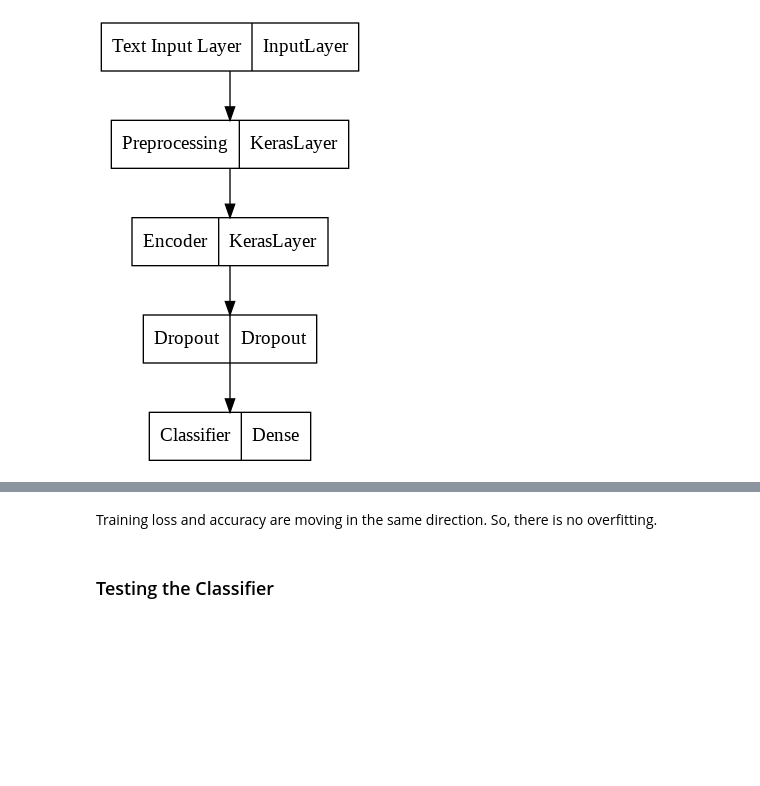
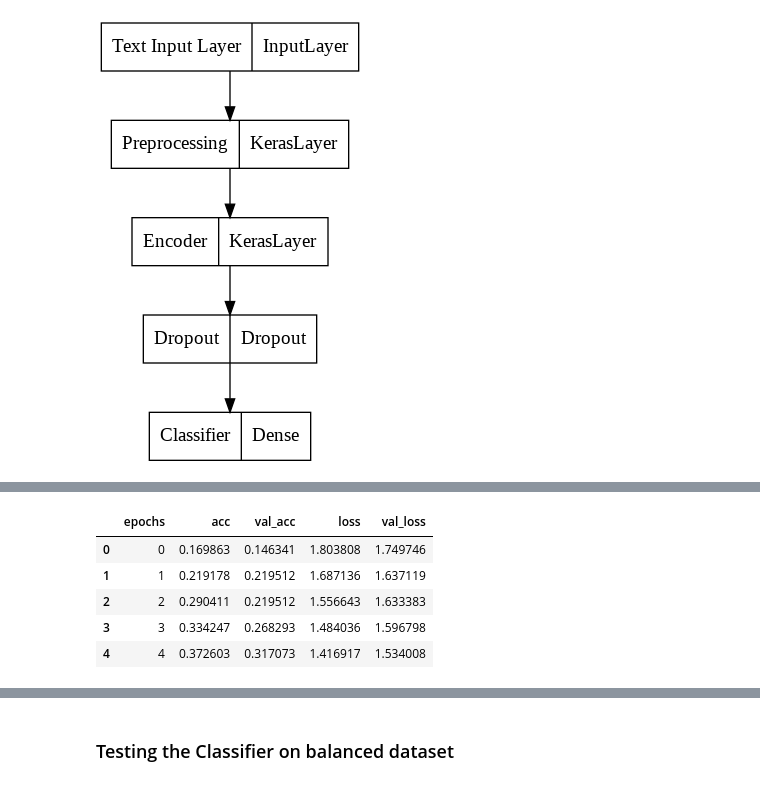
Before and after one commit to kubershahi/ashoka-aml, a Jupyter notebook: assignment01/part3.ipynb, the cells around one changed output, grey strips where cells are left out. Drawn from its saved outputs; the diff is of its cells as text; code cells hidden in the pictures; blank space fills up the shorter version.

```diff
--- a/assignment01/part3.ipynb
+++ b/assignment01/part3.ipynb
@@ -311,0 +409,3 @@ training_df
+# %%
+# fitting the model
+c_model_b = classifier_model.fit(x = x_train_balanced, y = y_train_b_onehot, batch_size = 64, validation_split = 0.1, epochs = 5)
@@ -312,3 +425,26 @@ training_df
+# %%
+# getting training results
+
+accuracy = c_model_b.history['categorical_accuracy']
+val_accuracy = c_model_b.history['val_categorical_accuracy']
+loss = c_model_b.history['loss']
+val_loss = c_model_b.history['val_loss']
+epochs = range(len(accuracy))
+
+training_df_b = pd.DataFrame(epochs, columns = ['epochs'])
+training_df_b['acc']= accuracy
+training_df_b['val_acc']= val_accuracy
+training_df_b['loss']= loss
+training_df_b['val_loss']= val_loss
+
+training_df_b
+# %% [output]
+|  | epochs | acc | val_acc | loss | val_loss |
+| 0 | 0 | 0.169863 | 0.146341 | 1.803808 | 1.749746 |
+| 1 | 1 | 0.219178 | 0.219512 | 1.687136 | 1.637119 |
+| 2 | 2 | 0.290411 | 0.219512 | 1.556643 | 1.633383 |
+| 3 | 3 | 0.334247 | 0.268293 | 1.484036 | 1.596798 |
+| 4 | 4 | 0.372603 | 0.317073 | 1.416917 | 1.534008 |
 # %%
 # plotting training loss and accuracy vs validation loss and accuracy
 
@@ -321,7 +458,5 @@ fig.show(renderer = 'colab')
 # %% [output]
 [interactive output not drawn]
 [interactive output not drawn]
-# %% [markdown]
-Training loss and accuracy are moving in the same direction. So, there is no overfitting.
 # %% [markdown]
-### Testing the Classifier
+### Testing the Classifier on balanced dataset
```
Also changed, not shown: parts of 30 cells of this notebook, 1 other file.
